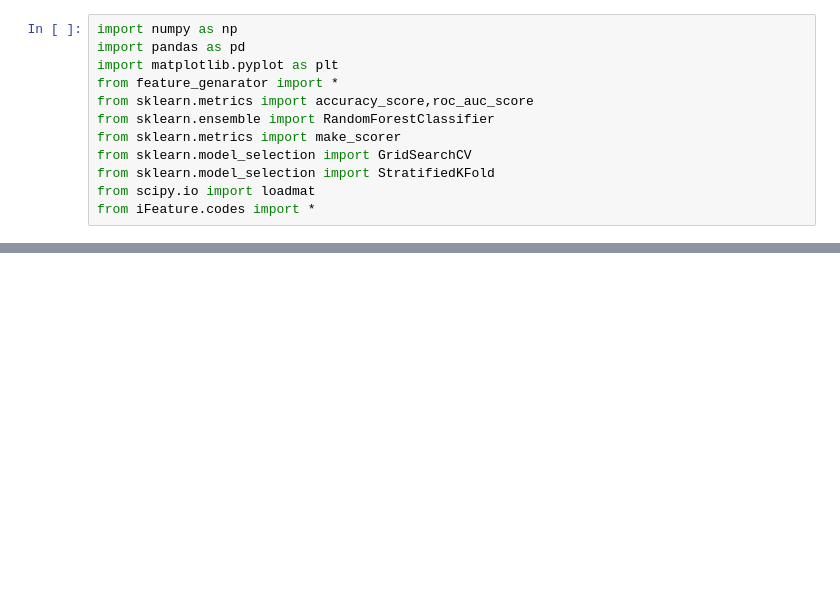
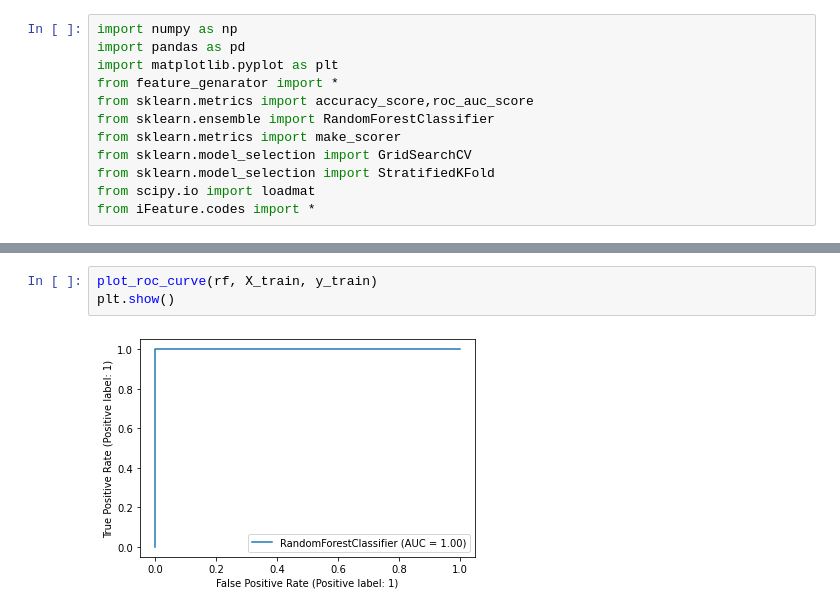
Before and after one commit to TrungLee2020/classifification-peptit, a Jupyter notebook: PreAIPs.ipynb, the cells around one changed output, grey strips where cells are left out. Saved outputs shown, nothing was run; the diff lists cells and outputs as text; blank space fills up the shorter version.

```diff
--- a/PreAIPs.ipynb
+++ b/PreAIPs.ipynb
@@ -193,0 +195,5 @@ AttributeError: 'list' object has no attribute 'keys'
+# %%
+plot_roc_curve(rf, X_train, y_train)
+plt.show()
+# %% [output]
+[figure, added]
```
Also changed, not shown: parts of 44 cells of this notebook.
